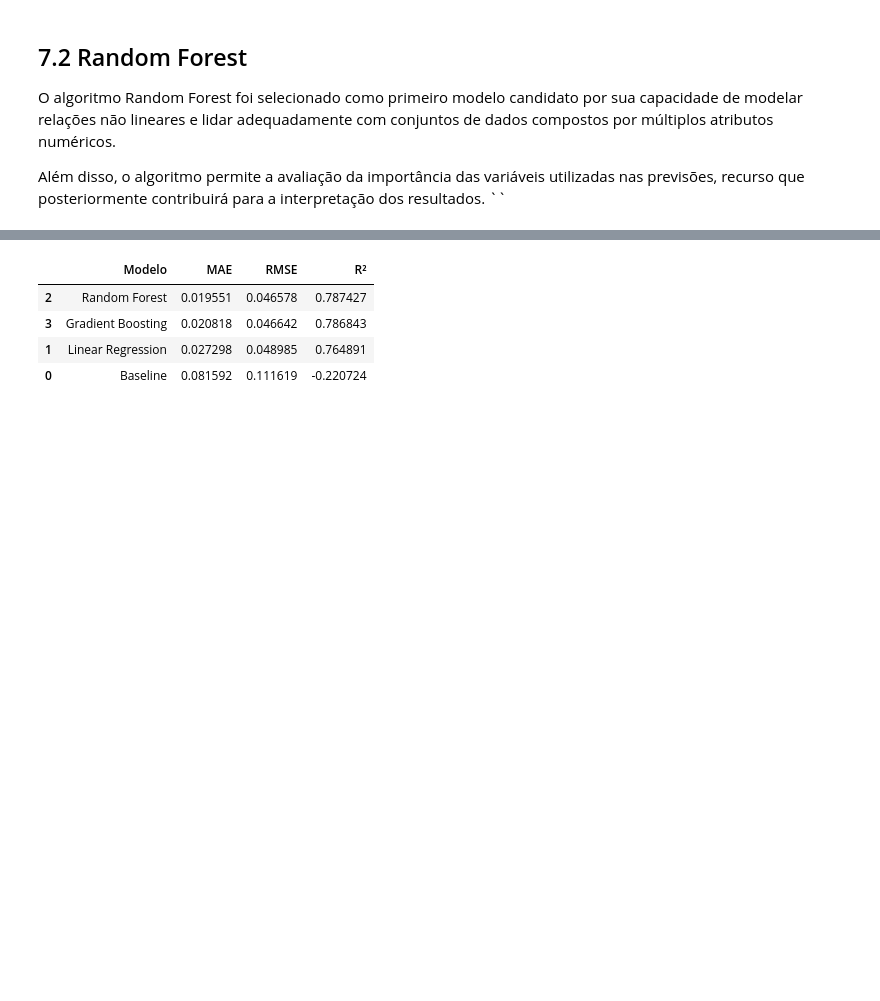
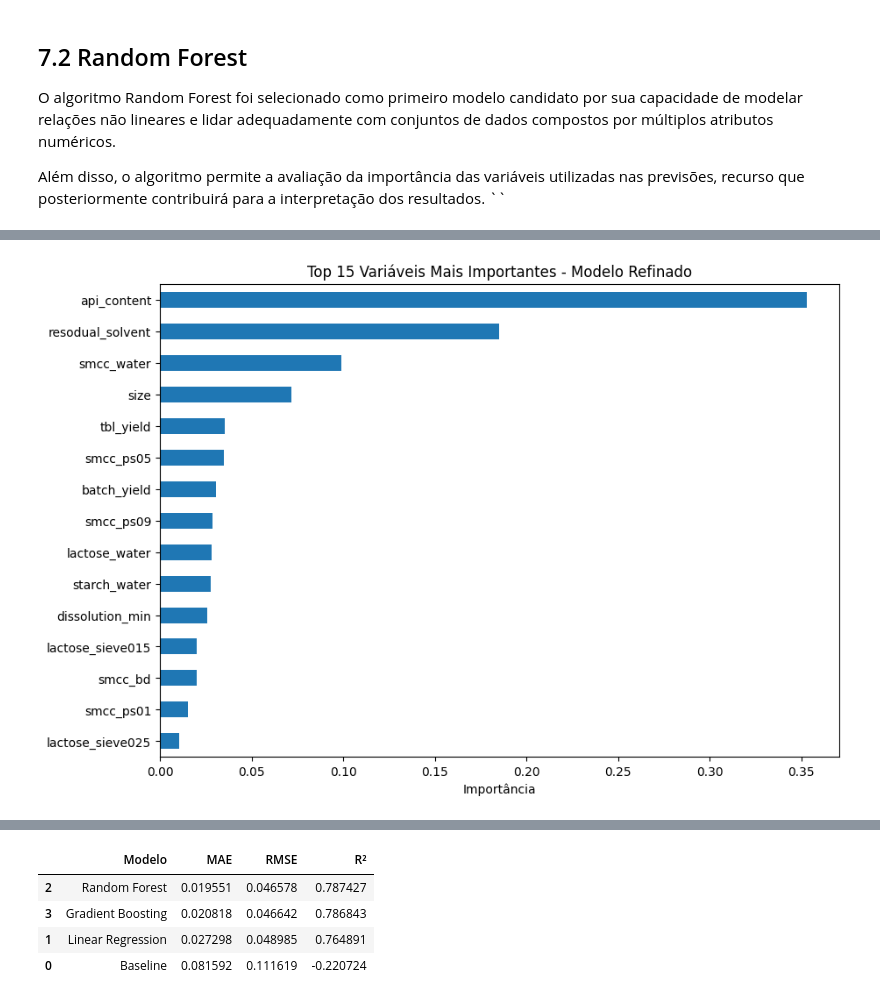
Before and after one commit to Moliveira85/MVP_CPV_Impurities_ML, a Jupyter notebook: MVP_CPV_ML_Analytics_20261.ipynb, the cells around one changed output, grey strips where cells are left out. Saved outputs shown, nothing was run; the diff lists cells and outputs as text; code cells hidden in the pictures; blank space fills up the shorter version.

```diff
--- a/MVP_CPV_ML_Analytics_20261.ipynb
+++ b/MVP_CPV_ML_Analytics_20261.ipynb
@@ -822,0 +1040,6 @@ O modelo Random Forest apresentou o melhor desempenho geral, sendo selecionado p
+# %%
+baseline_v3 = DummyRegressor(strategy='mean')
+
+baseline_v3.fit(X_train_v3, y_train_v3)
+
+pred_base_v3 = baseline_v3.predict(X_test_v3)
@@ -822,0 +1068,9 @@ O modelo Random Forest apresentou o melhor desempenho geral, sendo selecionado p
+# %%
+rf_v3 = RandomForestRegressor(
+    n_estimators=100,
+    random_state=42
+)
+
+rf_v3.fit(X_train_v3, y_train_v3)
+
+pred_rf_v3 = rf_v3.predict(X_test_v3)
@@ -822,0 +1142,9 @@ O modelo Random Forest apresentou o melhor desempenho geral, sendo selecionado p
+# %%
+feature_importance_v3 = pd.Series(
+    rf_v3.feature_importances_,
+    index=X_v3.columns
+)
+
+feature_importance_v3.sort_values(
+    ascending=False
+).head(20)
@@ -822,0 +1170,18 @@ O modelo Random Forest apresentou o melhor desempenho geral, sendo selecionado p
+# %%
+plt.figure(figsize=(10,7))
+
+feature_importance_v3\
+    .sort_values(ascending=False)\
+    .head(15)\
+    .sort_values()\
+    .plot(kind='barh')
+
+plt.title(
+    'Top 15 Variáveis Mais Importantes - Modelo Refinado'
+)
+
+plt.xlabel('Importância')
+
+plt.show()
+# %% [output]
+[figure, added]
```
Also changed, not shown: parts of 39 cells of this notebook.
